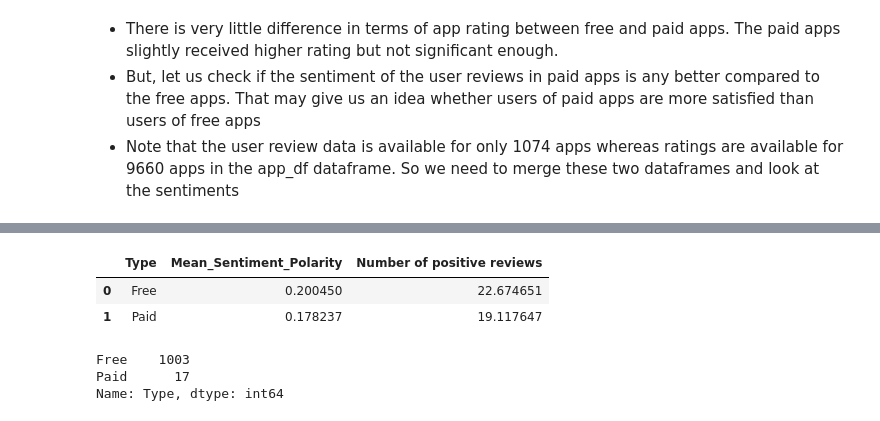
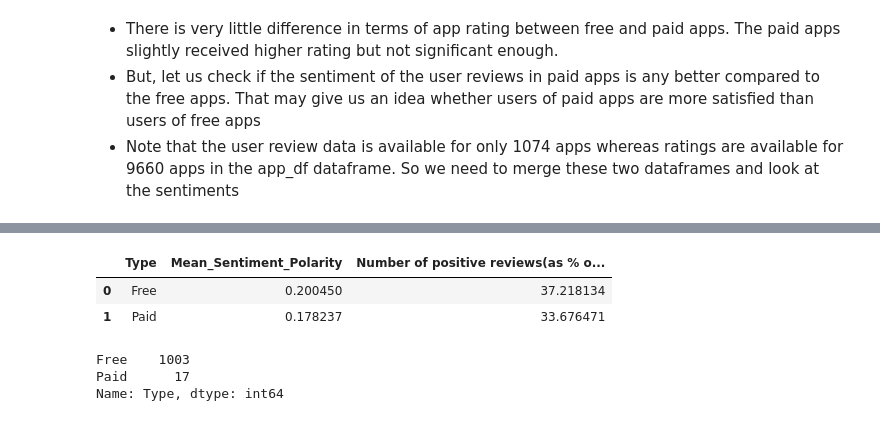
Before and after one commit to Nandeesh-U/EDA_google_play_store_app_data, a Jupyter notebook: Team_Notebook_EDA_CAPSTONE.ipynb, the cells around one changed output, grey strips where cells are left out. Cells and saved outputs as stored; diff of their text form; code cells hidden in the pictures.

```diff
--- a/Team_Notebook_EDA_CAPSTONE.ipynb
+++ b/Team_Notebook_EDA_CAPSTONE.ipynb
@@ -550,11 +548,11 @@ review_df['is_positive_review']=review_df['Sentiment_Polarity'].apply(lambda x:
 
 # Getting the average sentiment polarity and the number of positive reviews for each app
 sent_pol_df = review_df.groupby(by='App')['Sentiment_Polarity','is_positive_review'].agg({'Sentiment_Polarity':'mean','is_positive_review':'sum'}).reset_index()
-sent_pol_df.rename(columns={'Sentiment_Polarity':'Mean_Sentiment_Polarity','is_positive_review':'Number of positive reviews'},inplace=True)
-merged_app_df = pd.merge(left = app_df,
-         right = sent_pol_df,
-         how = 'inner',
-         left_on = 'App',
-         right_on = 'App')
-merged_app_df = merged_app_df[['App','Rating','Reviews','Installs','Type','Numeric_Installs','Mean_Sentiment_Polarity','Number of positive reviews']]
-merged_app_df.head()
+
+# Adding a column of total number of written reviews
+sent_pol_df['total reviews'] = sent_pol_df['App'].apply(lambda x: review_df[review_df['App']==x].shape[0])
+
+# Calculating the number of positive reviews as a percentage of total number of reviews
+sent_pol_df['Number of positive reviews(as % of total reviews)'] = sent_pol_df.apply(lambda x: round(100*(x['is_positive_review']/x['total reviews']),2),axis=1)
+sent_pol_df.drop(['is_positive_review','total reviews'],axis=1, inplace=True)
+sent_pol_df.rename(columns={'Sentiment_Polarity':'Mean_Sentiment_Polarity'},inplace=True)
@@ -567,0 +559,9 @@ merged_app_df.head()
+# %%
+# Merging the app_df and sent_pol_df dataframes
+merged_app_df = pd.merge(left = app_df,
+         right = sent_pol_df,
+         how = 'inner',
+         left_on = 'App',
+         right_on = 'App')
+merged_app_df = merged_app_df[['App','Rating','Reviews','Installs','Type','Numeric_Installs','Mean_Sentiment_Polarity','Number of positive reviews(as % of total reviews)']]
+merged_app_df.head()
@@ -568,10 +575,10 @@ merged_app_df.head()
 # %%
-mean_rating_by_type = merged_app_df[merged_app_df['Reviews']>=100].groupby(by = 'Type')[['Mean_Sentiment_Polarity','Number of positive reviews']].mean().reset_index()
+mean_rating_by_type = merged_app_df[merged_app_df['Reviews']>=100].groupby(by = 'Type')[['Mean_Sentiment_Polarity','Number of positive reviews(as % of total reviews)']].mean().reset_index()
 mean_rating_by_type
 # %% [output]
-|  | Type | Mean_Sentiment_Polarity | Number of positive reviews |
-| 0 | Free | 0.200450 | 22.674651 |
-| 1 | Paid | 0.178237 | 19.117647 |
+|  | Type | Mean_Sentiment_Polarity | Number of positive reviews(as % o... |
+| 0 | Free | 0.200450 | 37.218134 |
+| 1 | Paid | 0.178237 | 33.676471 |
 # %%
 merged_app_df['Type'].value_counts()
 # %% [output]
```
Also changed, not shown: parts of 13 cells of this notebook.
